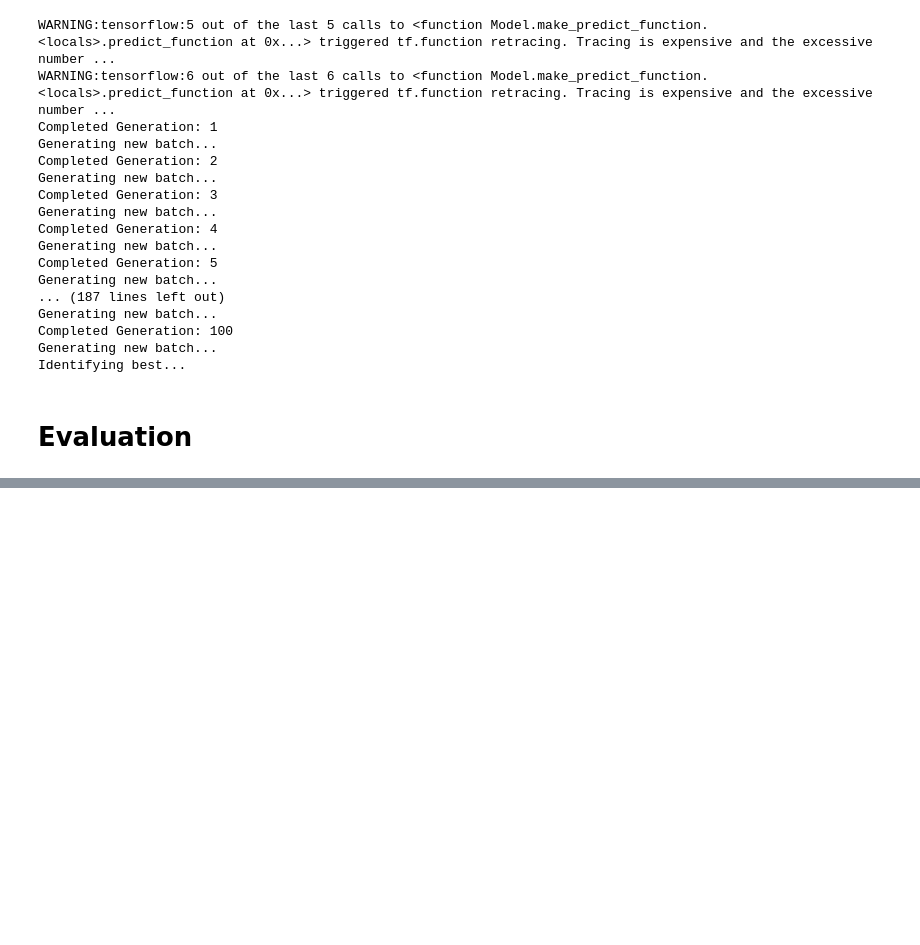
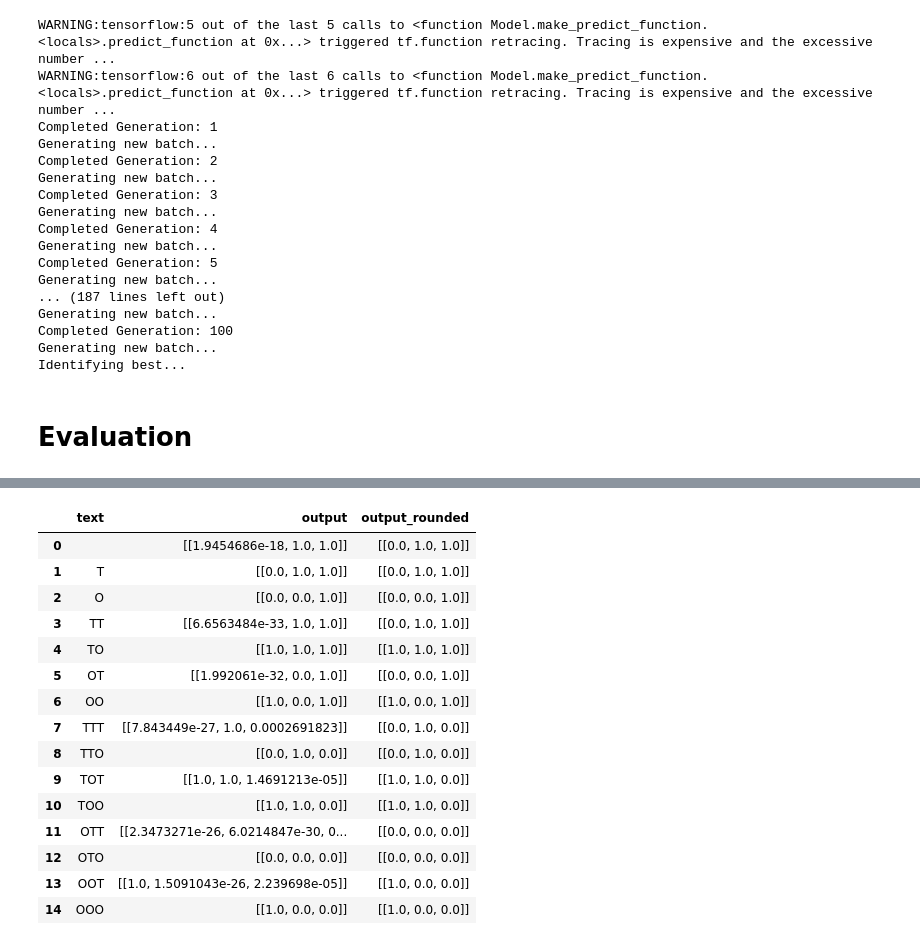
Before and after one commit to TiredBoxfan/CGAEL, a Jupyter notebook: experiments/single_simple_color/single_simple_color.ipynb, the cells around one changed output, grey strips where cells are left out. Saved outputs shown, nothing was run; the diff lists cells and outputs as text; code cells hidden in the pictures; blank space fills up the shorter version.

Commit message:
Added All Text Function

```diff
--- a/experiments/single_simple_color/single_simple_color.ipynb
+++ b/experiments/single_simple_color/single_simple_color.ipynb
@@ -121,0 +122,43 @@ WARNING:tensorflow:From c:\Users\nicho\PyProjects\CGAEL\.conda\Lib\site-packages
+# %%
+KEY_TEXT = "text"
+KEY_OUT = "output"
+KEY_ROUND = "output_rounded"
+
+def generate_words(tokens, n):
+    temp = tokens
+    total = [''] + temp
+    for _ in range(n-1):
+        temp = [x+y for x in temp for y in tokens]
+        total = total + temp
+    return total
+
+text = generate_words(ts.alphabet_tokens, 3)
+data = np.array([ts.encode(x, shape=(1,3)) for x in text])
+out = model.listener(data)
+
+d = {x:[] for x in [KEY_TEXT, KEY_OUT, KEY_ROUND]}
+for t, o in zip(text, out):
+    d[KEY_TEXT].append(t)
+    o = o.numpy()
+    d[KEY_OUT].append(o)
+    o = np.round(o)
+    d[KEY_ROUND].append(o)
+df = pd.DataFrame(data=d)
+display(df)
+# %% [output]
+|  | text | output | output_rounded |
+| 0 |  | [[1.9454686e-18, 1.0, 1.0]] | [[0.0, 1.0, 1.0]] |
+| 1 | T | [[0.0, 1.0, 1.0]] | [[0.0, 1.0, 1.0]] |
+| 2 | O | [[0.0, 0.0, 1.0]] | [[0.0, 0.0, 1.0]] |
+| 3 | TT | [[6.6563484e-33, 1.0, 1.0]] | [[0.0, 1.0, 1.0]] |
+| 4 | TO | [[1.0, 1.0, 1.0]] | [[1.0, 1.0, 1.0]] |
+| 5 | OT | [[1.992061e-32, 0.0, 1.0]] | [[0.0, 0.0, 1.0]] |
+| 6 | OO | [[1.0, 0.0, 1.0]] | [[1.0, 0.0, 1.0]] |
+| 7 | TTT | [[7.843449e-27, 1.0, 0.0002691823]] | [[0.0, 1.0, 0.0]] |
+| 8 | TTO | [[0.0, 1.0, 0.0]] | [[0.0, 1.0, 0.0]] |
+| 9 | TOT | [[1.0, 1.0, 1.4691213e-05]] | [[1.0, 1.0, 0.0]] |
+| 10 | TOO | [[1.0, 1.0, 0.0]] | [[1.0, 1.0, 0.0]] |
+| 11 | OTT | [[2.3473271e-26, 6.0214847e-30, 0... | [[0.0, 0.0, 0.0]] |
+| 12 | OTO | [[0.0, 0.0, 0.0]] | [[0.0, 0.0, 0.0]] |
+| 13 | OOT | [[1.0, 1.5091043e-26, 2.239698e-05]] | [[1.0, 0.0, 0.0]] |
+| 14 | OOO | [[1.0, 0.0, 0.0]] | [[1.0, 0.0, 0.0]] |
```
Also changed, not shown: parts of 4 cells of this notebook.
